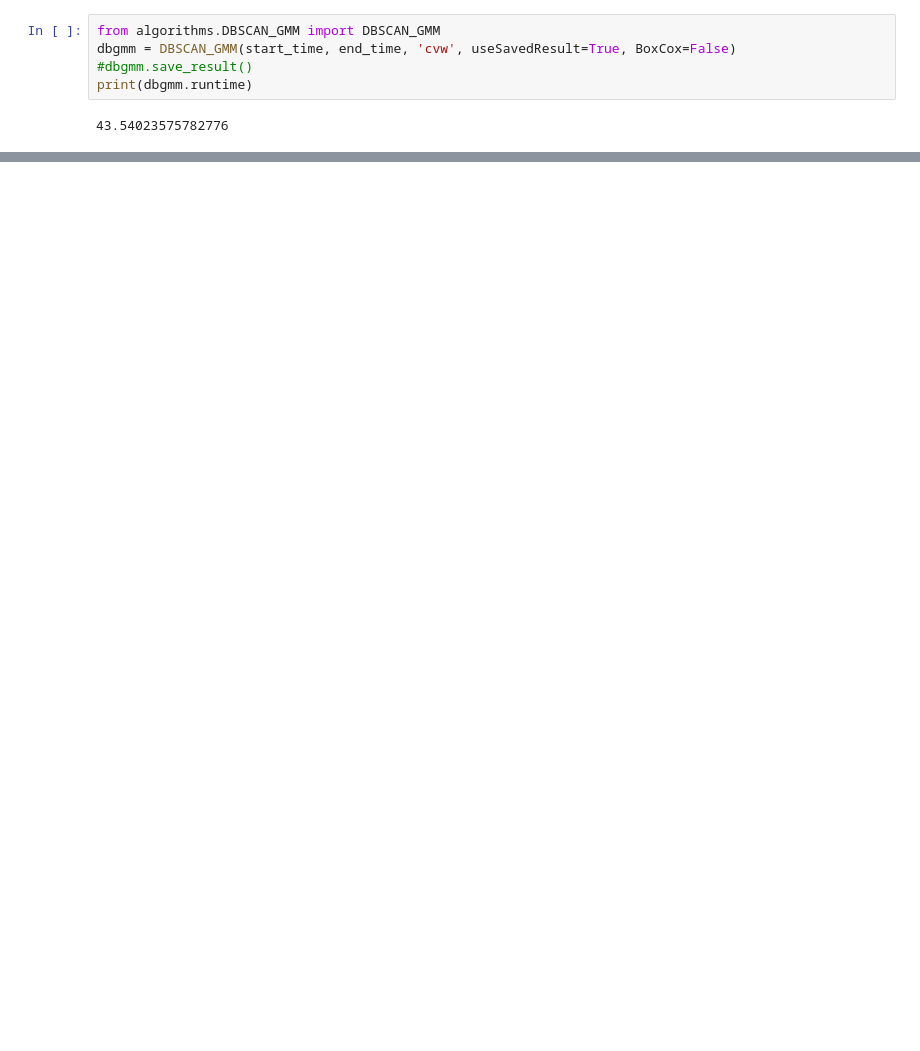
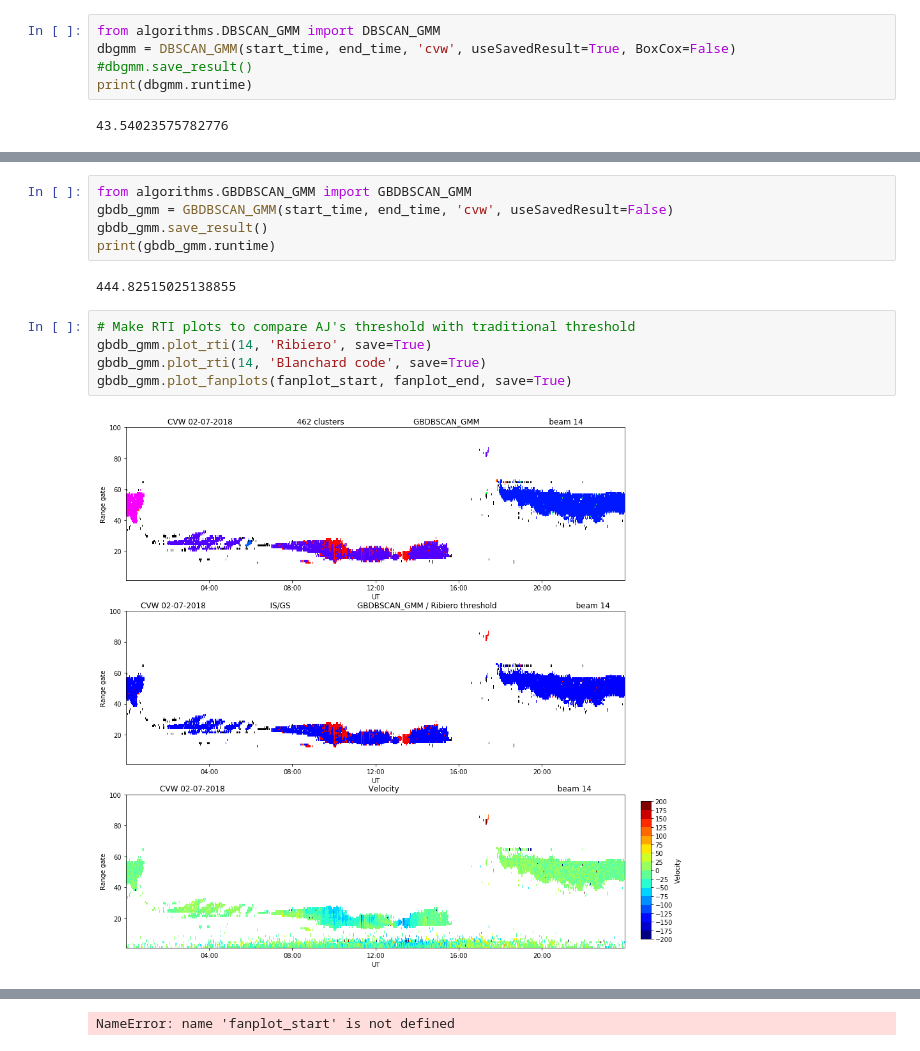
Before and after one commit to vtsuperdarn/clustering_superdarn_data, a Jupyter notebook: cluster.ipynb, the cells around one changed output, grey strips where cells are left out. Saved outputs shown, nothing was run; the diff lists cells and outputs as text; blank space fills up the shorter version.

```diff
--- a/cluster.ipynb
+++ b/cluster.ipynb
@@ -58,0 +80,14 @@ dbgmm.plot_fanplots(fanplot_start, fanplot_end, save=True)
+# %%
+from algorithms.GBDBSCAN_GMM import GBDBSCAN_GMM
+gbdb_gmm = GBDBSCAN_GMM(start_time, end_time, 'cvw', useSavedResult=False)
+gbdb_gmm.save_result()
+print(gbdb_gmm.runtime)
+# %% [output]
+444.82515025138855
+# %%
+# Make RTI plots to compare AJ's threshold with traditional threshold
+gbdb_gmm.plot_rti(14, 'Ribiero', save=True)
+gbdb_gmm.plot_rti(14, 'Blanchard code', save=True)
+gbdb_gmm.plot_fanplots(fanplot_start, fanplot_end, save=True)
+# %% [output]
+[figure, added]
@@ -58,0 +95 @@ dbgmm.plot_fanplots(fanplot_start, fanplot_end, save=True)
+NameError: name 'fanplot_start' is not defined
```
Also changed, not shown: parts of 15 cells of this notebook, 5 other files.
